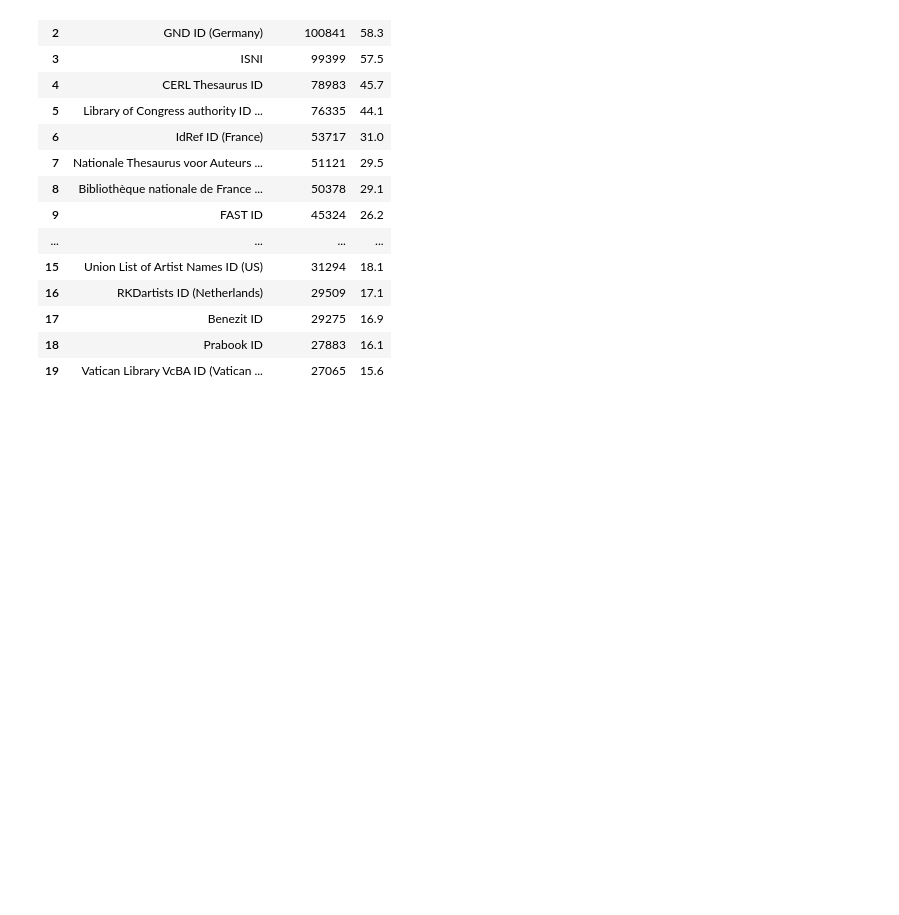
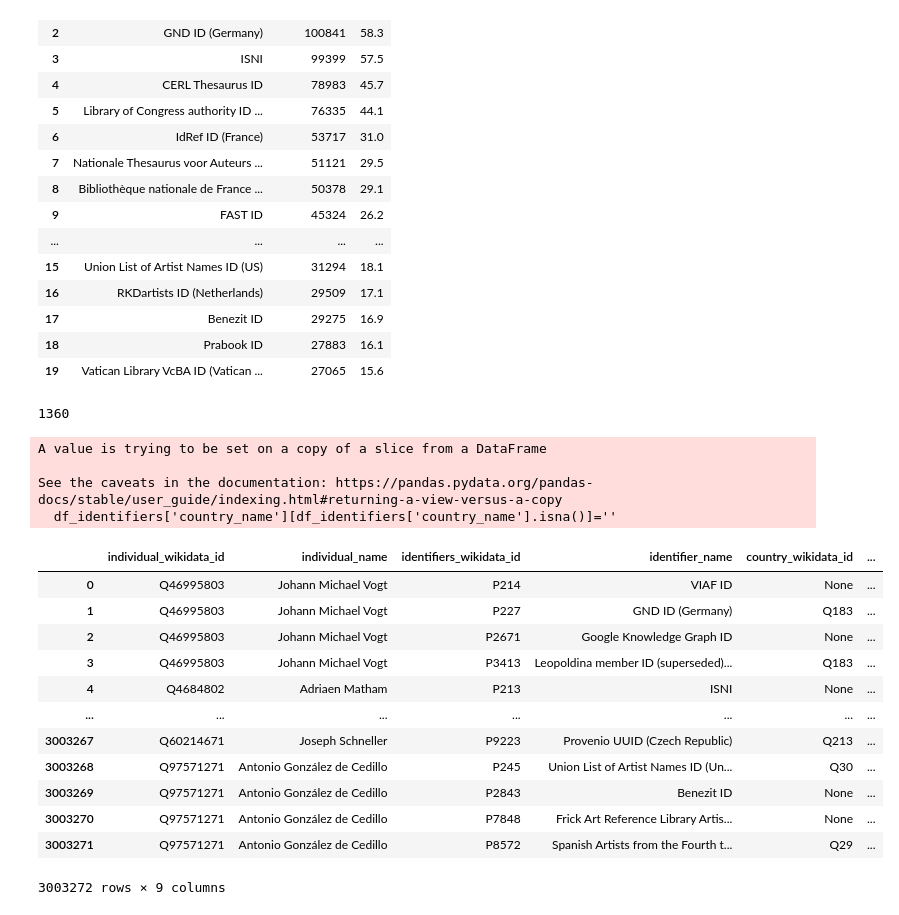
Before and after one commit to charlesdedampierre/cultura, a Jupyter notebook: 3 - stats_by_catalog.ipynb, the cells around one changed output. Saved outputs shown, nothing was run; the diff lists cells and outputs as text; code cells hidden in the pictures; blank space fills up the shorter version.

```diff
--- a/3 - stats_by_catalog.ipynb
+++ b/3 - stats_by_catalog.ipynb
@@ -88,3 +128,38 @@ grouped.head(20)
 | 17 | Benezit ID | 29275 | 16.9 |
 | 18 | Prabook ID | 27883 | 16.1 |
 | 19 | Vatican Library VcBA ID (Vatican ... | 27065 | 15.6 |
+# %%
+ind_unseen = pd.read_csv('unseen_species_model/unseen_species_model_bayesian.csv')
+df_stats_filtered = df_stats[df_stats['individual_wikidata_id'].isin(list(set(ind_unseen['individual_wikidata_id'])))]
+print(len(set(df_stats_filtered['identifier_name'])))
+
+
+df_identifiers = pd.read_sql_query("SELECT * FROM identifiers", conn)
+df_identifiers['country_name'][df_identifiers['country_name'].isna()]=''
+df_identifiers['identifier_name'] = df_identifiers.apply(lambda x : x['identifier_name'] + ' ('  + x['country_name'] + ')' if x['country_name']!='' else x['identifier_name'], axis=1)
+
+
+# Load infirmation about individuals and identifiers
+df_ind_identifiers = pd.read_sql_query("SELECT * FROM individual_identifiers", conn)
+df_ind_identifiers = df_ind_identifiers.drop('identifier_name', axis=1)
+df_ind_identifiers = pd.merge(df_ind_identifiers, df_identifiers, on = 'identifiers_wikidata_id', how = 'left')
+df_ind_identifiers
+# %% [output]
+1360
+A value is trying to be set on a copy of a slice from a DataFrame
+
+See the caveats in the documentation: https://pandas.pydata.org/pandas-docs/stable/user_guide/indexing.html#returning-a-view-versus-a-copy
+  df_identifiers['country_name'][df_identifiers['country_name'].isna()]=''
+|  | individual_wikidata_id | individual_name | identifiers_wikidata_id | identifier_name | country_wikidata_id | ... |
+| 0 | Q46995803 | Johann Michael Vogt | P214 | VIAF ID | None | ... |
+| 1 | Q46995803 | Johann Michael Vogt | P227 | GND ID (Germany) | Q183 | ... |
+| 2 | Q46995803 | Johann Michael Vogt | P2671 | Google Knowledge Graph ID | None | ... |
+| 3 | Q46995803 | Johann Michael Vogt | P3413 | Leopoldina member ID (superseded)... | Q183 | ... |
+| 4 | Q4684802 | Adriaen Matham | P213 | ISNI | None | ... |
+| ... | ... | ... | ... | ... | ... | ... |
+| 3003267 | Q60214671 | Joseph Schneller | P9223 | Provenio UUID (Czech Republic) | Q213 | ... |
+| 3003268 | Q97571271 | Antonio González de Cedillo | P245 | Union List of Artist Names ID (Un... | Q30 | ... |
+| 3003269 | Q97571271 | Antonio González de Cedillo | P2843 | Benezit ID | None | ... |
+| 3003270 | Q97571271 | Antonio González de Cedillo | P7848 | Frick Art Reference Library Artis... | None | ... |
+| 3003271 | Q97571271 | Antonio González de Cedillo | P8572 | Spanish Artists from the Fourth t... | Q29 | ... |
+3003272 rows × 9 columns
```
Also changed, not shown: parts of 8 cells of this notebook, 3 other files.
